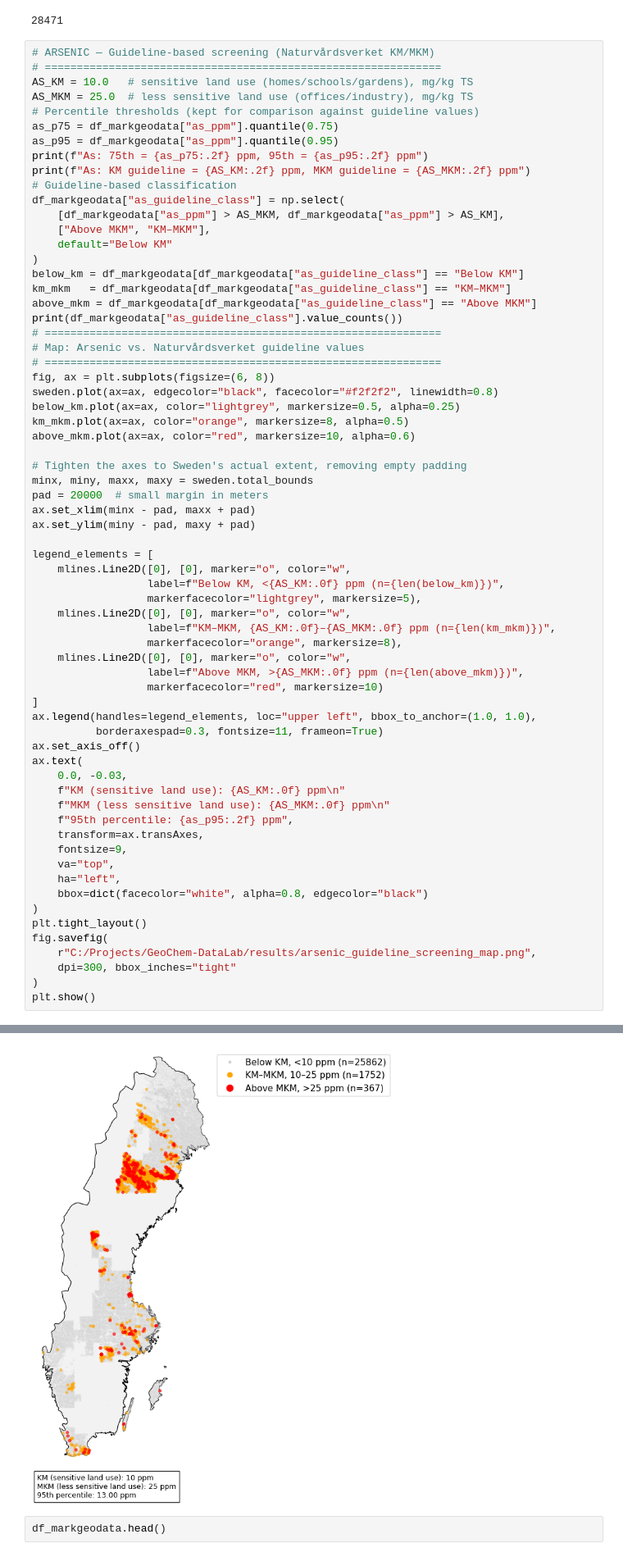
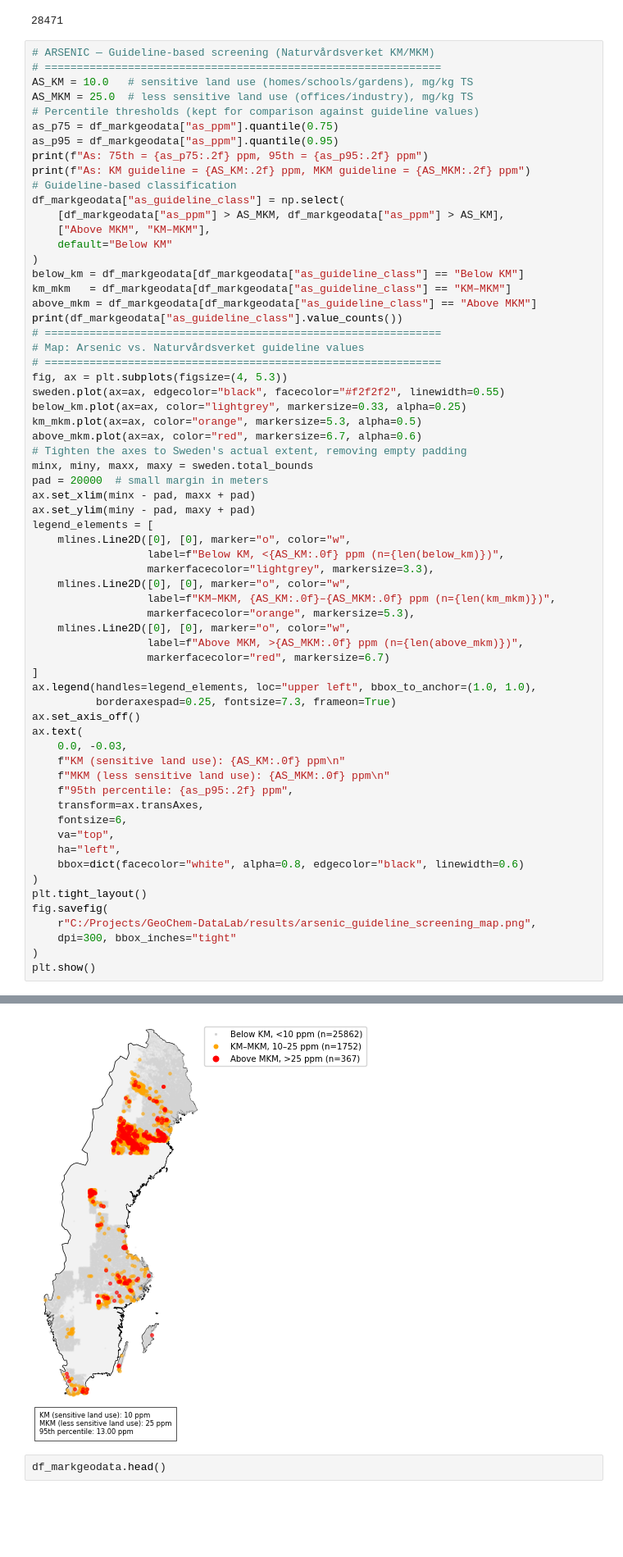
Before and after one commit to M-Tuy/GeoChem-DataLab, a Jupyter notebook: notebooks/arsenic.ipynb, the cells around one changed output, grey strips where cells are left out. Shown at 82% size. Drawn from its saved outputs; the diff is of its cells as text; blank space fills up the shorter version.

```diff
--- a/notebooks/arsenic.ipynb
+++ b/notebooks/arsenic.ipynb
@@ -136,58 +138,56 @@ print(df_markgeodata["as_guideline_class"].value_counts())
 # ==============================================================
 # Map: Arsenic vs. Naturvårdsverket guideline values
 # ==============================================================
-fig, ax = plt.subplots(figsize=(6, 8))
-sweden.plot(ax=ax, edgecolor="black", facecolor="#f2f2f2", linewidth=0.8)
-below_km.plot(ax=ax, color="lightgrey", markersize=0.5, alpha=0.25)
-km_mkm.plot(ax=ax, color="orange", markersize=8, alpha=0.5)
-above_mkm.plot(ax=ax, color="red", markersize=10, alpha=0.6)
-
+fig, ax = plt.subplots(figsize=(4, 5.3))
+sweden.plot(ax=ax, edgecolor="black", facecolor="#f2f2f2", linewidth=0.55)
+below_km.plot(ax=ax, color="lightgrey", markersize=0.33, alpha=0.25)
+km_mkm.plot(ax=ax, color="orange", markersize=5.3, alpha=0.5)
+above_mkm.plot(ax=ax, color="red", markersize=6.7, alpha=0.6)
 # Tighten the axes to Sweden's actual extent, removing empty padding
 minx, miny, maxx, maxy = sweden.total_bounds
 pad = 20000  # small margin in meters
 ax.set_xlim(minx - pad, maxx + pad)
 ax.set_ylim(miny - pad, maxy + pad)
-
 legend_elements = [
     mlines.Line2D([0], [0], marker="o", color="w",
                   label=f"Below KM, <{AS_KM:.0f} ppm (n={len(below_km)})",
-                  markerfacecolor="lightgrey", markersize=5),
+                  markerfacecolor="lightgrey", markersize=3.3),
     mlines.Line2D([0], [0], marker="o", color="w",
                   label=f"KM–MKM, {AS_KM:.0f}–{AS_MKM:.0f} ppm (n={len(km_mkm)})",
-                  markerfacecolor="orange", markersize=8),
+                  markerfacecolor="orange", markersize=5.3),
     mlines.Line2D([0], [0], marker="o", color="w",
                   label=f"Above MKM, >{AS_MKM:.0f} ppm (n={len(above_mkm)})",
-                  markerfacecolor="red", markersize=10)
+                  markerfacecolor="red", markersize=6.7)
 ]
 ax.legend(handles=legend_elements, loc="upper left", bbox_to_anchor=(1.0, 1.0),
-          borderaxespad=0.3, fontsize=11, frameon=True)
+          borderaxespad=0.25, fontsize=7.3, frameon=True)
 ax.set_axis_off()
 ax.text(
     0.0, -0.03,
     f"KM (sensitive land use): {AS_KM:.0f} ppm\n"
     f"MKM (less sensitive land use): {AS_MKM:.0f} ppm\n"
     f"95th percentile: {as_p95:.2f} ppm",
     transform=ax.transAxes,
-    fontsize=9,
+    fontsize=6,
     va="top",
     ha="left",
-    bbox=dict(facecolor="white", alpha=0.8, edgecolor="black")
+    bbox=dict(facecolor="white", alpha=0.8, edgecolor="black", linewidth=0.6)
 )
 plt.tight_layout()
 fig.savefig(
     r"C:/Projects/GeoChem-DataLab/results/arsenic_guideline_screening_map.png",
     dpi=300, bbox_inches="tight"
 )
 plt.show()
 # %% [output]
 As: 75th = 3.90 ppm, 95th = 13.00 ppm
 As: KM guideline = 10.00 ppm, MKM guideline = 25.00 ppm
 as_guideline_class
 Below KM     25862
 KM–MKM        1752
 Above MKM      367
 Name: count, dtype: int64
-[figure, old version]
+[figure, new version]
 # %%
 df_markgeodata.head()
 # %% [output]
```
Also changed, not shown: parts of 1 cell of this notebook, 3 other files.
